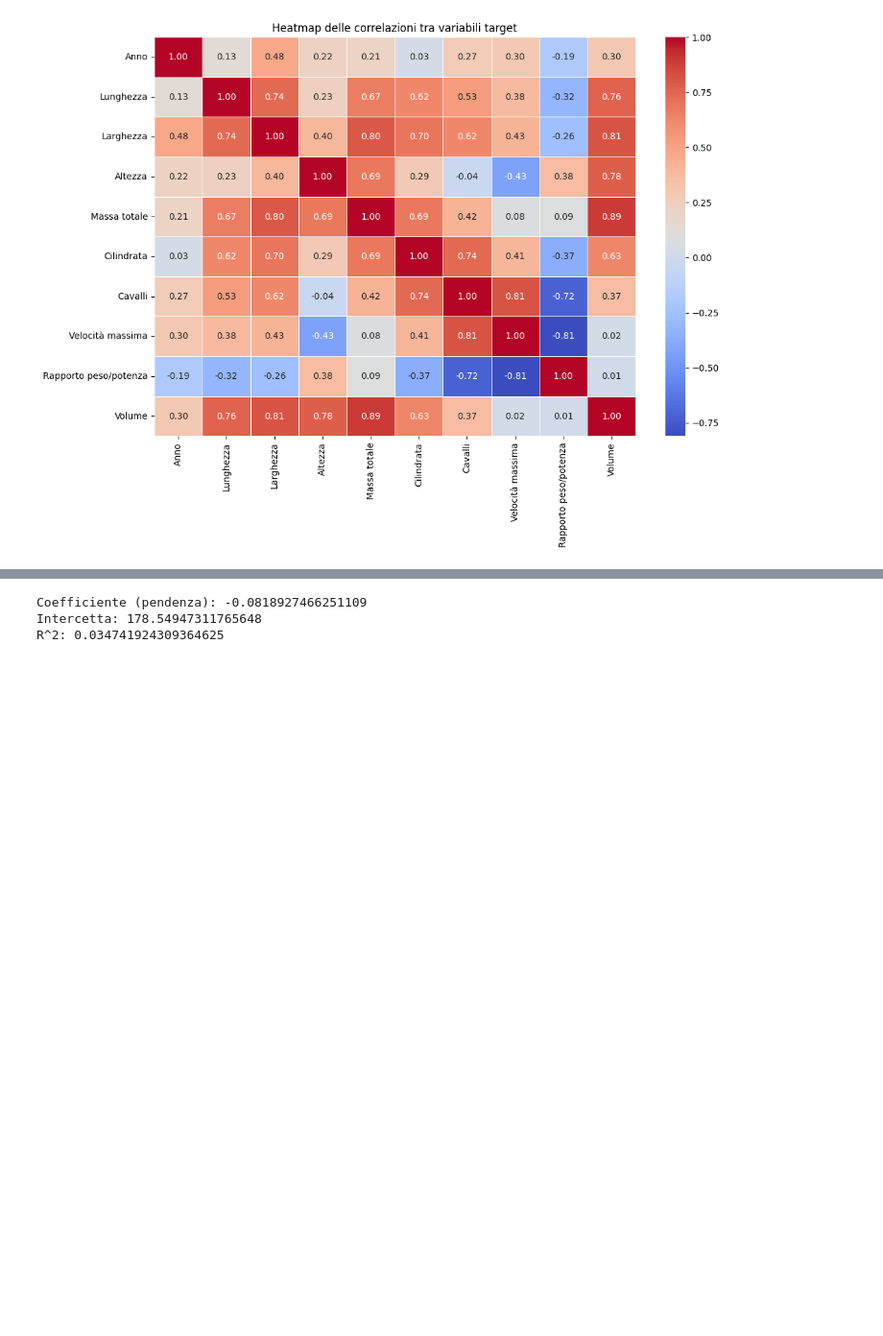
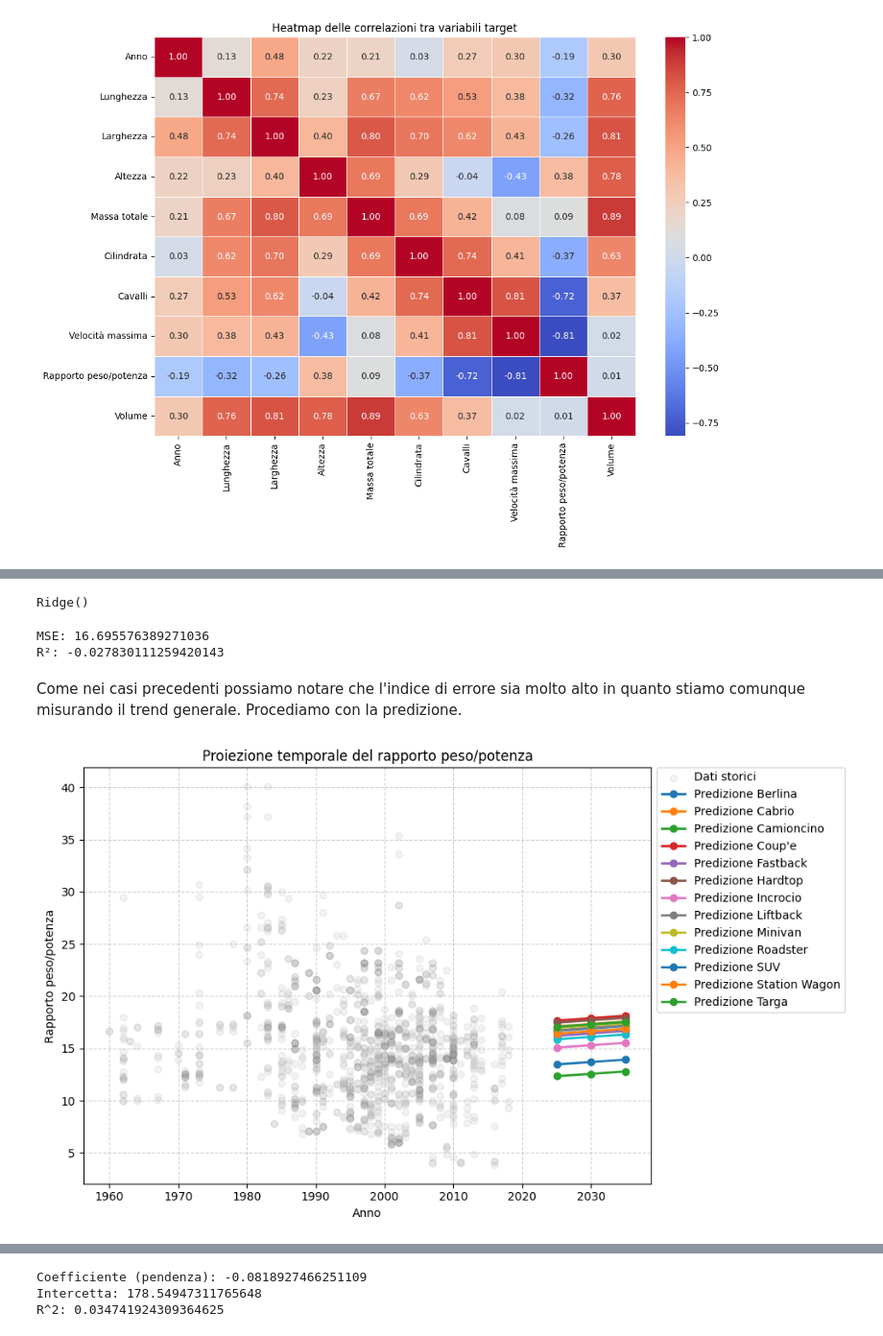
Before and after one commit to JacopoFoschi2/ElaboratoBigData, a Jupyter notebook: big_data.ipynb, the cells around one changed output, grey strips where cells are left out. Shown at 96% size. Cells and saved outputs as stored; diff of their text form; code cells hidden in the pictures; blank space fills up the shorter version.

```diff
--- a/big_data.ipynb
+++ b/big_data.ipynb
@@ -492 +480,14 @@ X_test_scaled = scaler.transform(X_test)
+# %%
+df_sorted = df_dummy.sort_values('Anno')
+
+X = df_sorted[features + features_carrozzeria]
+y = df_sorted['Rapporto peso/potenza']
+
+split_year = 2015
+
+X_train = X[df_sorted['Anno'] <= split_year]
+X_test  = X[df_sorted['Anno'] > split_year]
+
+y_train = y[df_sorted['Anno'] <= split_year]
+y_test  = y[df_sorted['Anno'] > split_year]
 # %%
@@ -544 +497,55 @@ plt.show()
+# %%
+model = Ridge()
+model.fit(X_train_scaled, y_train)
+# %% [output]
+Ridge()
+# %%
+y_pred = model.predict(X_test_scaled)
+
+mse = mean_squared_error(y_test, y_pred)
+r2  = r2_score(y_test, y_pred)
+
+print(f"MSE: {mse}")
+print(f"R²: {r2}")
+# %% [output]
+MSE: 16.695576389271036
+R²: -0.027830111259420143
+# %% [markdown]
+Come nei casi precedenti possiamo notare che l'indice di errore sia molto alto in quanto stiamo comunque misurando il trend generale. Procediamo con la predizione.
+# %%
+anni_futuri = np.array([2025, 2030, 2035])
+categorie = features_carrozzeria
+# %%
+plt.figure(figsize=(10, 6))
+plt.scatter(df['Anno'], df['Rapporto peso/potenza'],
+            alpha=0.1, color='gray', label='Dati storici')
+
+for categoria in categorie:
+    proiezioni = []
+
+    for anno in anni_futuri:
+        input_data = {col: X[col].mean() for col in X.columns}
+        input_data['Anno'] = anno
+
+        for cat in categorie:
+            input_data[cat] = 1 if cat == categoria else 0
+
+        input_df = pd.DataFrame([input_data])
+        input_scaled = scaler.transform(input_df)
+
+        pred = model.predict(input_scaled)[0]
+        proiezioni.append(pred)
+
+    nome = categoria.replace('Tipo_', '')
+    plt.plot(anni_futuri, proiezioni, marker='o',
+             linewidth=2, label=f'Predizione {nome}')
+plt.title('Proiezione temporale del rapporto peso/potenza')
+plt.xlabel('Anno')
+plt.ylabel('Rapporto peso/potenza')
+plt.legend(bbox_to_anchor=(1, 1.015))
+plt.grid(True, linestyle='--', alpha=0.6)
+plt.tight_layout()
+plt.show()
+# %% [output]
+[figure, added]
 # %% [markdown]
```
Also changed, not shown: parts of 24 cells of this notebook.
